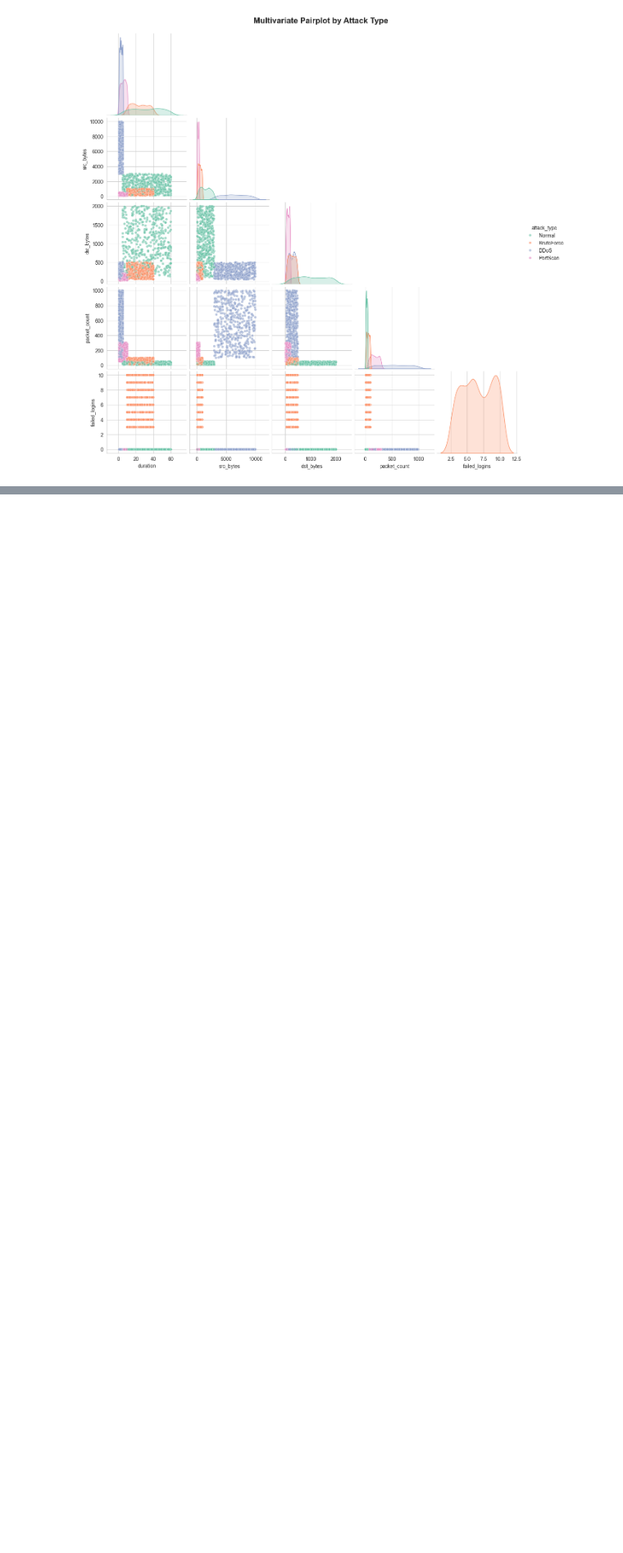
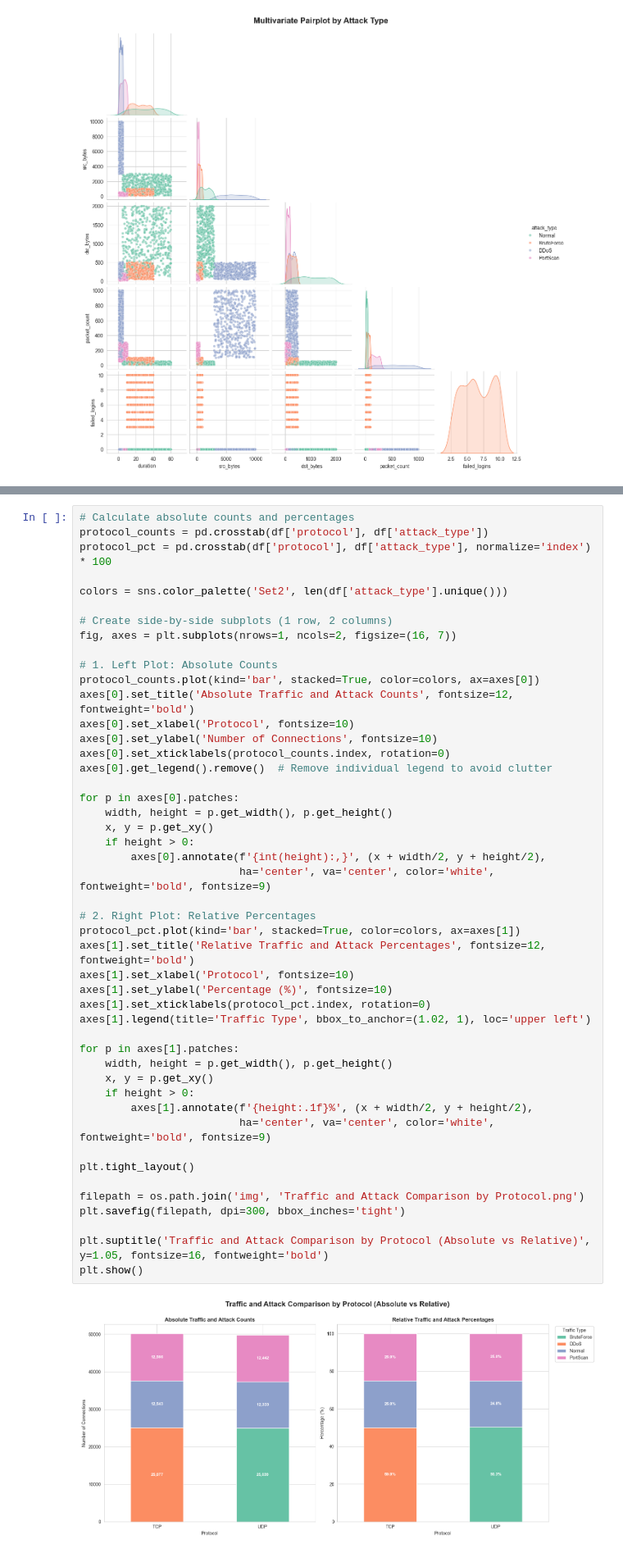
Before and after one commit to fathirrizkifadillah/Cyber-Security-Attack, a Jupyter notebook: main.ipynb, the cells around one changed output, grey strips where cells are left out. Shown at 82% size. Saved outputs shown, nothing was run; the diff lists cells and outputs as text; blank space fills up the shorter version.

Commit message:
Traffic and Attack Comparison by Protocol (Absolute vs Relative)

```diff
--- a/main.ipynb
+++ b/main.ipynb
@@ -572,0 +572,49 @@ The classes are highly separable. A tree-based model (like a Decision Tree or Ra
+# %%
+# Calculate absolute counts and percentages
+protocol_counts = pd.crosstab(df['protocol'], df['attack_type'])
+protocol_pct = pd.crosstab(df['protocol'], df['attack_type'], normalize='index') * 100
+
+colors = sns.color_palette('Set2', len(df['attack_type'].unique()))
+
+# Create side-by-side subplots (1 row, 2 columns)
+fig, axes = plt.subplots(nrows=1, ncols=2, figsize=(16, 7))
+
+# 1. Left Plot: Absolute Counts
+protocol_counts.plot(kind='bar', stacked=True, color=colors, ax=axes[0])
+axes[0].set_title('Absolute Traffic and Attack Counts', fontsize=12, fontweight='bold')
+axes[0].set_xlabel('Protocol', fontsize=10)
+axes[0].set_ylabel('Number of Connections', fontsize=10)
+axes[0].set_xticklabels(protocol_counts.index, rotation=0)
+axes[0].get_legend().remove()  # Remove individual legend to avoid clutter
+
+for p in axes[0].patches:
+    width, height = p.get_width(), p.get_height()
+    x, y = p.get_xy()
+    if height > 0:
+        axes[0].annotate(f'{int(height):,}', (x + width/2, y + height/2),
+                         ha='center', va='center', color='white', fontweight='bold', fontsize=9)
+
+# 2. Right Plot: Relative Percentages
+protocol_pct.plot(kind='bar', stacked=True, color=colors, ax=axes[1])
+axes[1].set_title('Relative Traffic and Attack Percentages', fontsize=12, fontweight='bold')
+axes[1].set_xlabel('Protocol', fontsize=10)
+axes[1].set_ylabel('Percentage (%)', fontsize=10)
+axes[1].set_xticklabels(protocol_pct.index, rotation=0)
+axes[1].legend(title='Traffic Type', bbox_to_anchor=(1.02, 1), loc='upper left')
+
+for p in axes[1].patches:
+    width, height = p.get_width(), p.get_height()
+    x, y = p.get_xy()
+    if height > 0:
+        axes[1].annotate(f'{height:.1f}%', (x + width/2, y + height/2),
+                         ha='center', va='center', color='white', fontweight='bold', fontsize=9)
+
+plt.tight_layout()
+
+filepath = os.path.join('img', 'Traffic and Attack Comparison by Protocol.png')
+plt.savefig(filepath, dpi=300, bbox_inches='tight')
+
+plt.suptitle('Traffic and Attack Comparison by Protocol (Absolute vs Relative)', y=1.05, fontsize=16, fontweight='bold')
+plt.show()
+# %% [output]
+[figure, added]
```
Also changed, not shown: parts of 2 cells of this notebook, 1 other file.
